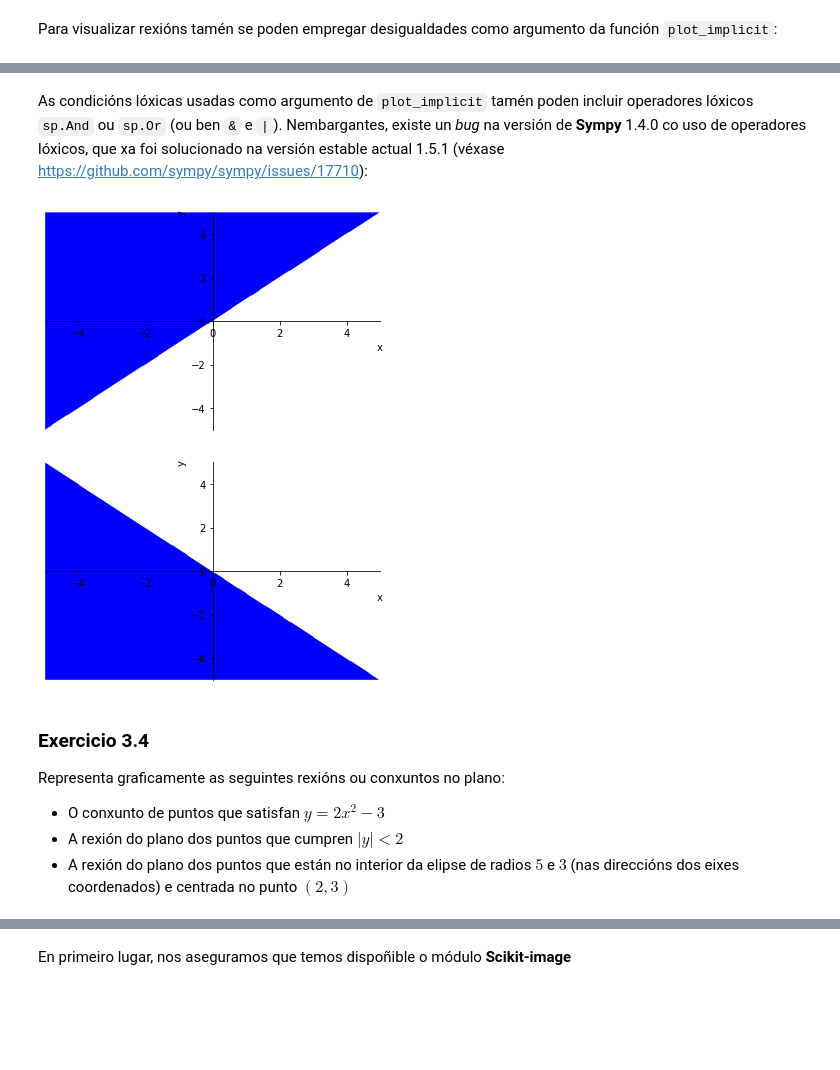
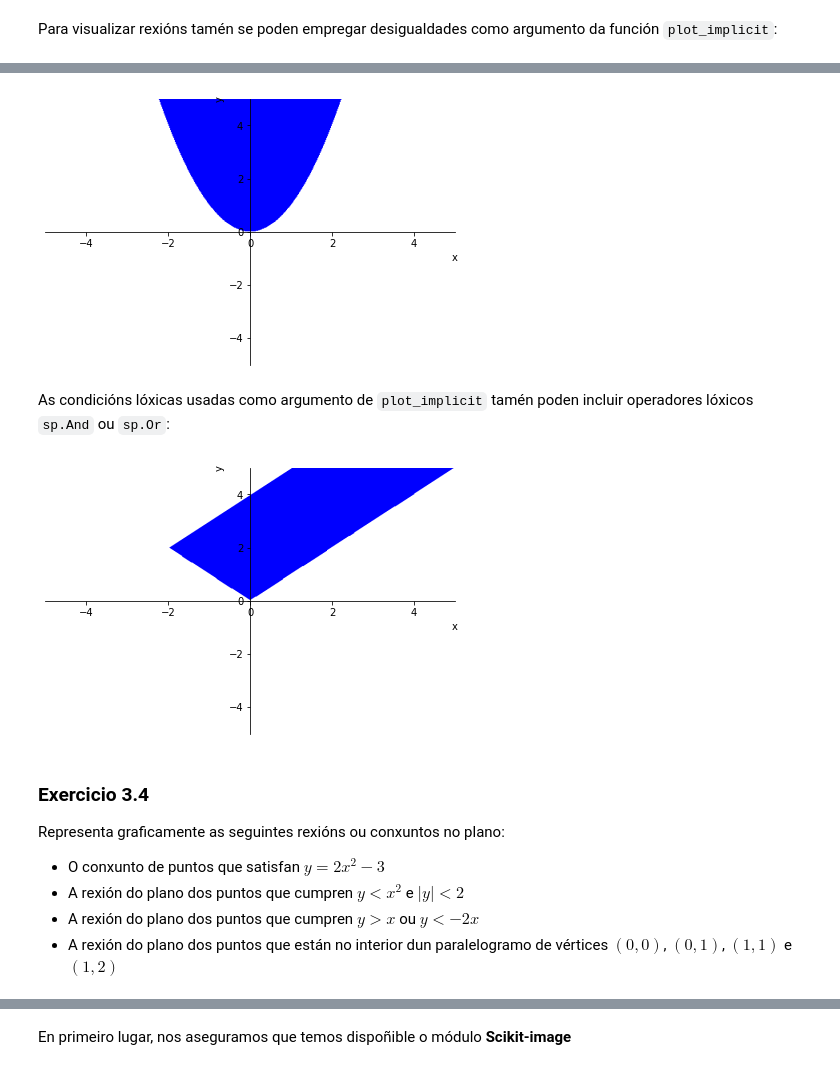
Before and after one commit to maprieto/CalculoMultivariable, a Jupyter notebook: practicas/representacion-grafica.ipynb, the cells around one changed output, grey strips where cells are left out. Saved outputs shown, nothing was run; the diff lists cells and outputs as text; code cells hidden in the pictures; blank space fills up the shorter version.

```diff
--- a/practicas/representacion-grafica.ipynb
+++ b/practicas/representacion-grafica.ipynb
@@ -131,17 +127,20 @@ p2 = sp.plot_implicit(ineq)
+# %%
+p2 = sp.plot_implicit(y > x**2)
+# %% [output]
+[figure, added]
 # %% [markdown]
-As condicións lóxicas usadas como argumento de `plot_implicit` tamén poden incluir operadores lóxicos `sp.And` ou `sp.Or` (ou ben `&` e `|`). Nembargantes, existe un *bug* na versión de **Sympy** 1.4.0 co uso de operadores lóxicos, que xa foi solucionado na versión estable actual 1.5.1 (véxase https://github.com/sympy/sympy/issues/17710):
+As condicións lóxicas usadas como argumento de `plot_implicit` tamén poden incluir operadores lóxicos `sp.And` ou `sp.Or`:
 # %%
-p3 = sp.plot_implicit(y > x)
-p3 = sp.plot_implicit((y > x) & (y < -x)) # Implementación cun bug na versión 1.4.0
+p3 = sp.plot_implicit(sp.And(sp.And(y > x, y > -x), y < x + 4))
 # %% [output]
-[figure, old version]
+[figure, new version]
-[figure, removed]
 # %% [markdown]
 ### Exercicio 3.4
 Representa graficamente as seguintes rexións ou conxuntos no plano:
 - O conxunto de puntos que satisfan $y=2x^2-3$
-- A rexión do plano dos puntos que cumpren $|y|<2$
-- A rexión do plano dos puntos que están no interior da elipse de radios $5$ e $3$ (nas direccións dos eixes coordenados) e centrada no punto $(2,3)$
+- A rexión do plano dos puntos que cumpren $y<x^2$ e $|y|<2$
+- A rexión do plano dos puntos que cumpren $y>x$ ou $y<-2x$
+- A rexión do plano dos puntos que están no interior dun paralelogramo de vértices $(0,0)$, $(0,1)$, $(1,1)$ e $(1,2)$
 # %%
 ## O TEU CÓDIGO AQUÍ
 # %% [markdown]
```
Also changed, not shown: parts of 14 cells of this notebook.
